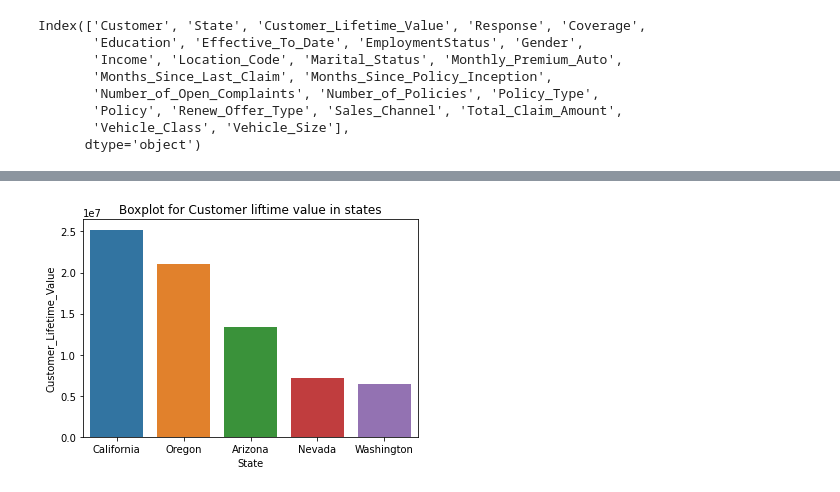
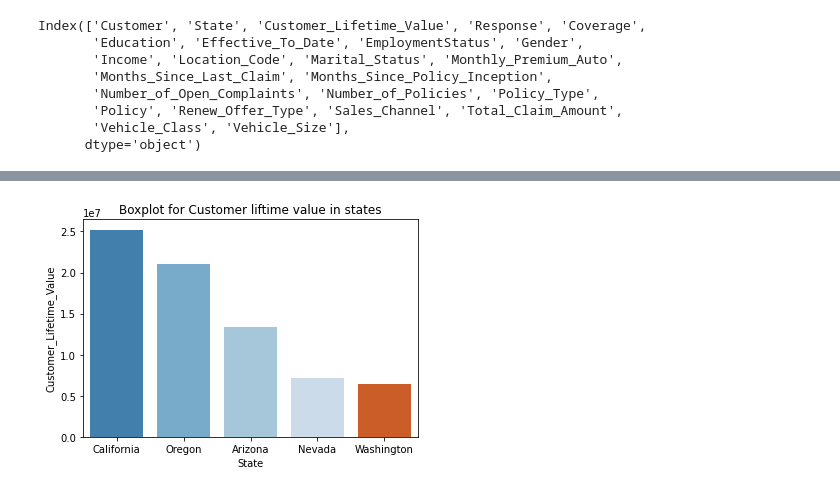
Before and after one commit to armine-pyan/Data_vis, a Jupyter notebook: HW1_EDA.ipynb, the cells around one changed output, grey strips where cells are left out. Drawn from its saved outputs; the diff is of its cells as text; code cells hidden in the pictures.

```diff
--- a/HW1_EDA.ipynb
+++ b/HW1_EDA.ipynb
@@ -221,6 +227,6 @@ group_state
 # %%
-sns.barplot(x=group_state.index, y="Customer_Lifetime_Value",data=group_state)
+sns.barplot(x=group_state.index, y="Customer_Lifetime_Value",data=group_state,palette='tab20c')
 plt.title("Boxplot for Customer liftime value in states")
 plt.show()
 # %% [output]
-[figure, old version]
+[figure, new version]
```
Also changed, not shown: parts of 8 cells of this notebook.
